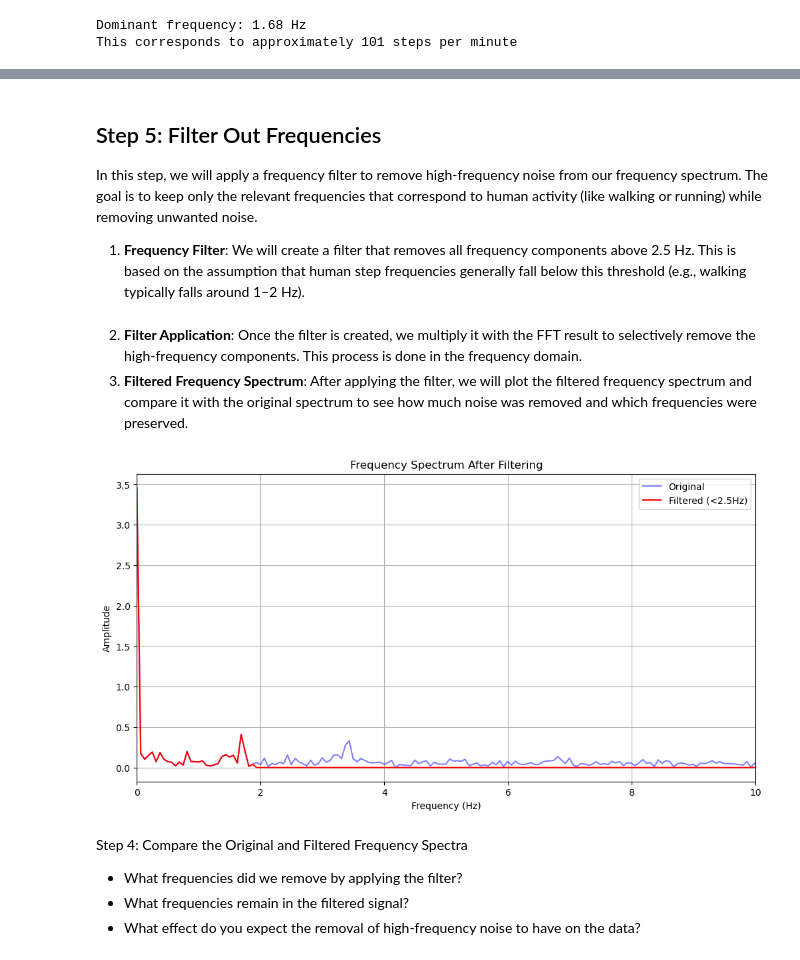
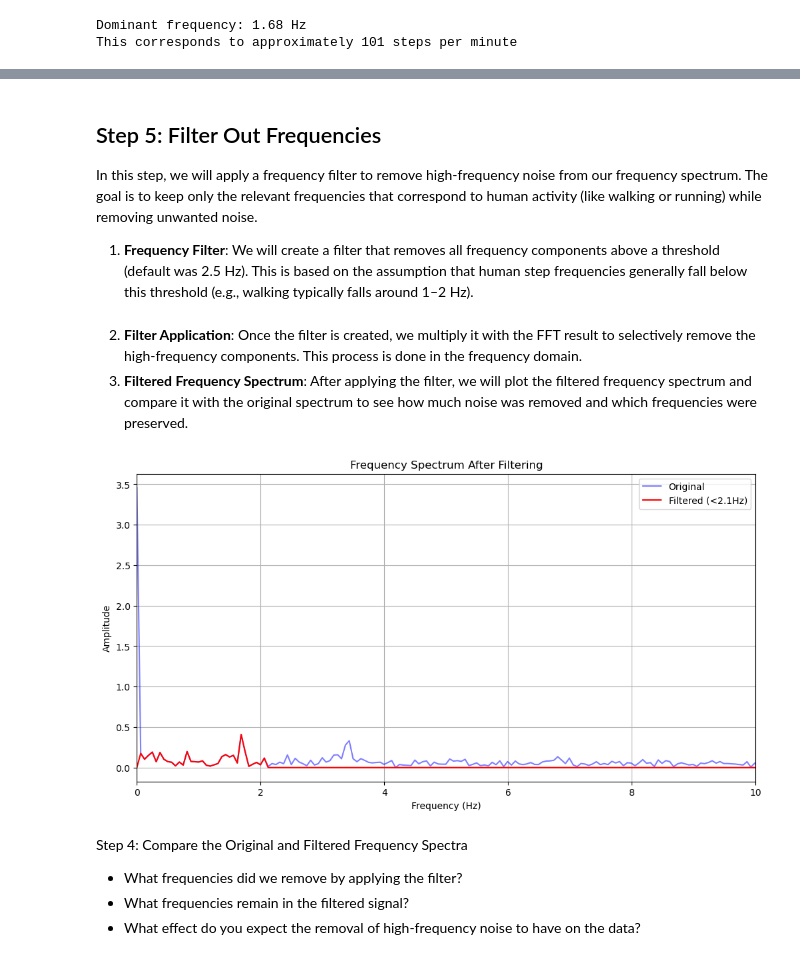
Before and after one commit to alexcarl98/har-transformer, a Jupyter notebook: ARC_step_counter.ipynb, the cells around one changed output, grey strips where cells are left out. Cells and saved outputs as stored; diff of their text form; code cells hidden in the pictures.

```diff
--- a/ARC_step_counter.ipynb
+++ b/ARC_step_counter.ipynb
@@ -26,8 +28,8 @@ import seaborn as sns
 You can either use the [provided dataset](https://github.com/Har-Lab/HumanActivityData) or your own collected data. The data should have columns for timestamp and accelerometer readings (x, y, z)
 # %%
 # TODO: Modify this path to point to your data file
-csv_header_lines = 2
-data = pd.read_csv('raw_acc_data.csv', header=csv_header_lines)
+
+data = pd.read_csv('raw_acc_data.csv')
 
 # Display the first few rows to understand the structure
 print("Dataset preview:")
@@ -182,0 +333,16 @@ In the context of step counting, periodic movements, like walking or running, wi
+# %%
+# Prepare data for FFT
+#Complete this step to extract the magnitude data and calculate the length of the signal.
+magnitude = data['a_magnitude'].values  # Extract the acceleration magnitude data
+n = len(magnitude)  # Calculate the length of the signal
+
+# Perform FFT
+# Apply FFT to the magnitude signal
+yf = dft(magnitude)
+
+# Calculate frequency bins
+xf = custom_fftfreq(n, 1/sampling_rate)
+print(f"{n=}")
+print(f"{1/sampling_rate=}")
+print(f"{yf.shape=}")
+print(f"{xf.shape=}")
@@ -183,14 +385,4 @@ In the context of step counting, periodic movements, like walking or running, wi
 # %%
-# Prepare data for FFT
-#Complete this step to extract the magnitude data and calculate the length of the signal.
-magnitude = data['a_magnitude'].values  # Extract the acceleration magnitude data
-n = len(magnitude)  # Calculate the length of the signal
-
-# Perform FFT
-# Complete this step to apply the FFT on the magnitude signal and calculate the frequency bins.
-yf = fft(magnitude)  # Apply FFT to the magnitude signal
-xf = fftfreq(n, 1/sampling_rate)[:n//2]  # Calculate frequency bins, focus on the first half because the FFT result for real-valued signals is symmetric.
-
 # Plot the frequency spectrum
 plt.figure(figsize=(12, 6))
 plt.plot(xf, 2.0/n * np.abs(yf[0:n//2]))  # Plot the frequency spectrum (frequency vs amplitude)
@@ -220,18 +427,20 @@ TODO: Analyze the frequency spectrum
 
 In this step, we will apply a frequency filter to remove high-frequency noise from our frequency spectrum. The goal is to keep only the relevant frequencies that correspond to human activity (like walking or running) while removing unwanted noise.
 
-1. **Frequency Filter**: We will create a filter that removes all frequency components above 2.5 Hz. This is based on the assumption that human step frequencies generally fall below this threshold (e.g., walking typically falls around 1–2 Hz).
+1. **Frequency Filter**: We will create a filter that removes all frequency components above a threshold (default was 2.5 Hz). This is based on the assumption that human step frequencies generally fall below this threshold (e.g., walking typically falls around 1–2 Hz).
 # %%
-# Step 1: Create a Frequency Filter (removing components above 2.5Hz)
+# Step 1: Create a Frequency Filter
+# We'll remove any frequencies above the threshold
 # Understand the purpose of creating a frequency filter to remove high-frequency noise.
-filter_frequency_threshold = 1.9
+lower_bound = 0.0001
+filter_frequency_threshold = 2.1
 # Initialize a filter with ones (keep all frequencies by default)
 freq_filter = np.ones(n, dtype=complex)
 
-# Iterate through all frequencies and set components above 2.5Hz to zero
+# Iterate through all frequencies and set components above threshold to zero
 for i in range(n):
     freq = i * sampling_rate / n if i < n/2 else (i - n) * sampling_rate / n  # Calculate frequency
-    if abs(freq) > filter_frequency_threshold:  # Filter out frequencies above 2.5Hz
+    if not (lower_bound < abs(freq) < filter_frequency_threshold):  # Filter out frequencies above threshold
         freq_filter[i] = 0
 # %% [markdown]
 2. **Filter Application**: Once the filter is created, we multiply it with the FFT result to selectively remove the high-frequency components. This process is done in the frequency domain.
@@ -239,22 +448,22 @@ for i in range(n):
 # %%
 # Step 2: Apply the Filter in the Frequency Domain
 # TODO: Apply the frequency filter to the FFT. Multiply the filter with the original FFT to remove high-frequency components.
 filtered_fft = yf * freq_filter
 
 # Step 3: Plot the Frequency Spectrum After Filtering
 # Plot both the original and filtered frequency spectra. Compare the two.
 plt.figure(figsize=(12, 6))
 plt.plot(xf, 2.0/n * np.abs(yf[0:n//2]), 'b-', alpha=0.5, label='Original')  # Original spectrum
-plt.plot(xf, 2.0/n * np.abs(filtered_fft[0:n//2]), 'r-', label='Filtered (<2.5Hz)')  # Filtered spectrum
+plt.plot(xf, 2.0/n * np.abs(filtered_fft[0:n//2]), 'r-', label=f'Filtered (<{filter_frequency_threshold}Hz)')  # Filtered spectrum
 plt.title('Frequency Spectrum After Filtering')
 plt.xlabel('Frequency (Hz)')
 plt.ylabel('Amplitude')
 plt.legend()
 plt.grid(True)
 plt.xlim(0, 10)  # Focus on frequencies up to 10 Hz
 plt.show()
 # %% [output]
-[figure, old version]
+[figure, new version]
 # %% [markdown]
 Step 4: Compare the Original and Filtered Frequency Spectra
 - What frequencies did we remove by applying the filter?
```
Also changed, not shown: parts of 20 cells of this notebook, 4 other files.
